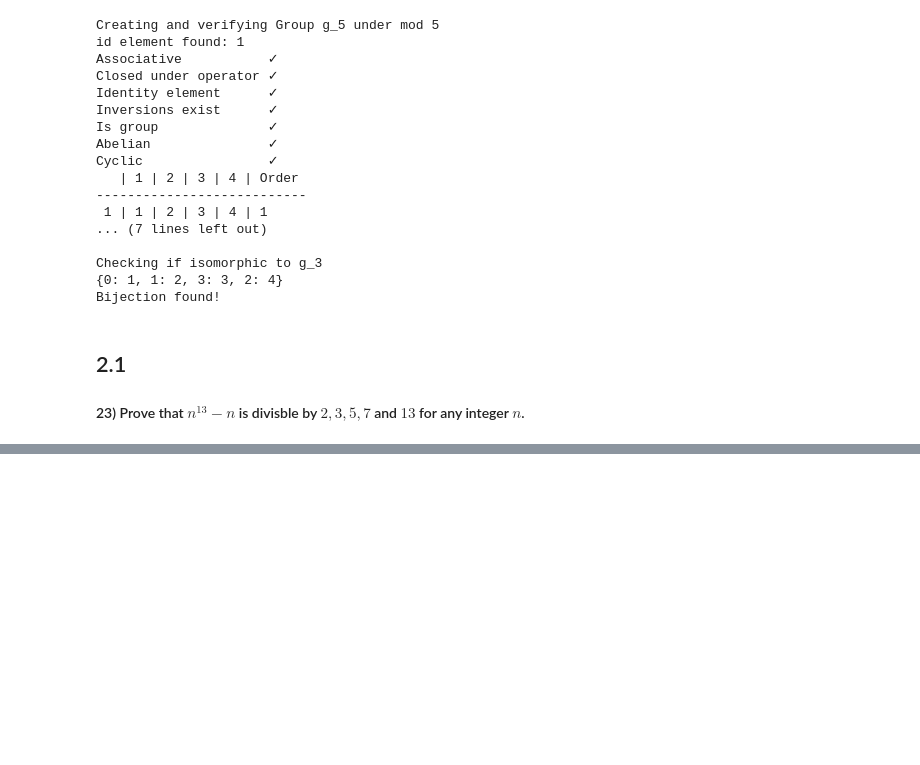
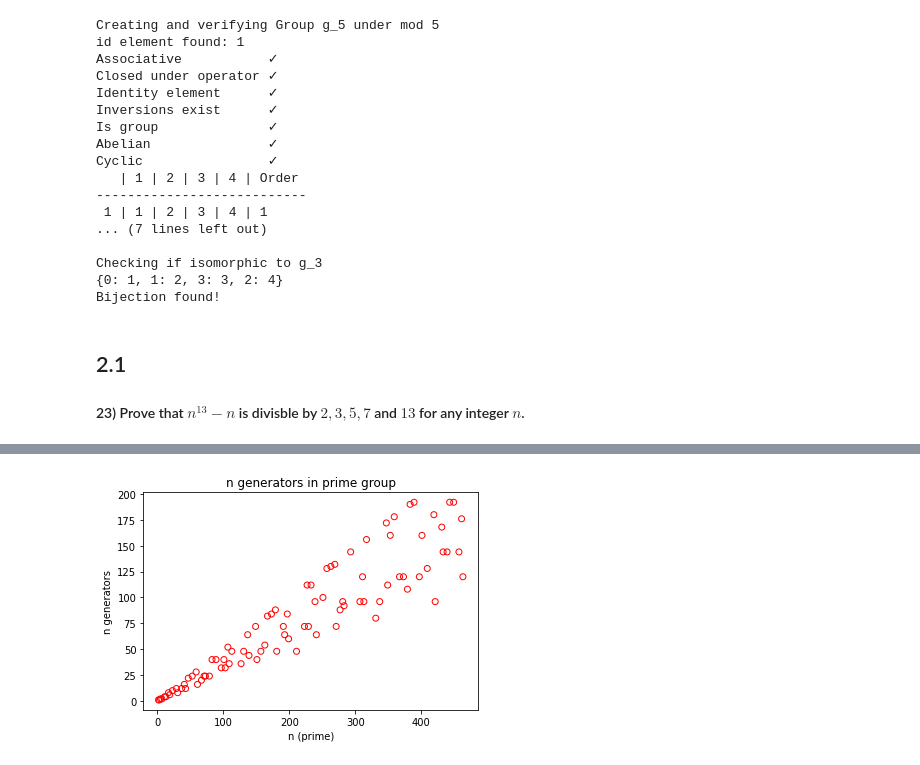
Before and after one commit to gcrois/NumberTheoryHW, a Jupyter notebook: hw3/NumberTheoryHW3.ipynb, the cells around one changed output, grey strips where cells are left out. Drawn from its saved outputs; the diff is of its cells as text; code cells hidden in the pictures; blank space fills up the shorter version.

```diff
--- a/hw3/NumberTheoryHW3.ipynb
+++ b/hw3/NumberTheoryHW3.ipynb
@@ -556,10 +417,0 @@ for i in gen_biject(Z_5.labels, a.labels):
-# %%
-abby = Group(*mod_group(18))
-Z_7 = Group(*mod_group(7))
-
-for i in gen_biject(abby.labels, Z_7.labels):
-    tmp = deepcopy(Z_7)
-    tmp.apply_bijection(i)
-    if (tmp == abby):
-        print(i)
-        break
@@ -565,0 +501,16 @@ for i in gen_biject(abby.labels, Z_7.labels):
+# %%
+# Let's look at the number of generators
+
+x, y = [], []
+for i in runtime:
+    x += [i["n"]]
+    y += [len(i["generators"])]
+
+fig, ax = plt.subplots()
+ax.scatter(x, y, facecolors='none', edgecolors='r')
+
+ax.set(xlabel='n (prime)', ylabel='n generators',
+       title='n generators in prime group')
+plt.savefig('n_gen.png')
+# %% [output]
+[figure, added]
```
Also changed, not shown: parts of 21 cells of this notebook, 2 other files.
